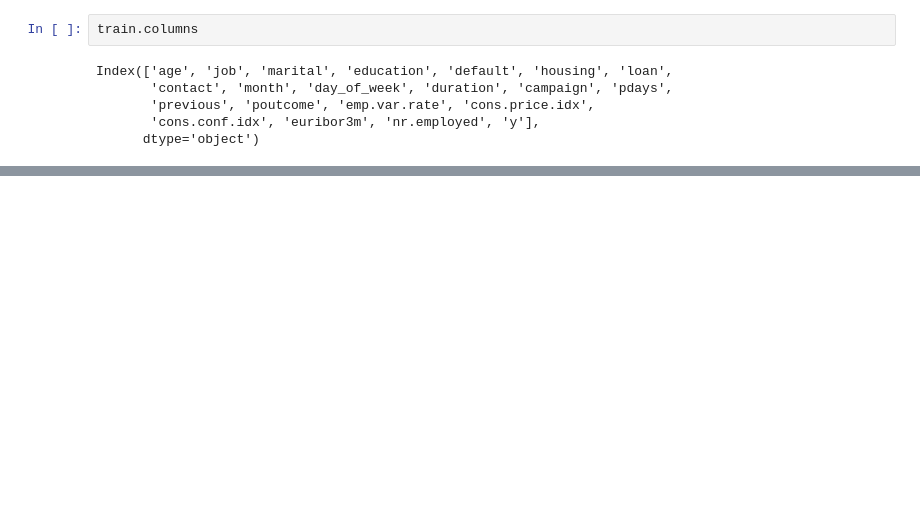
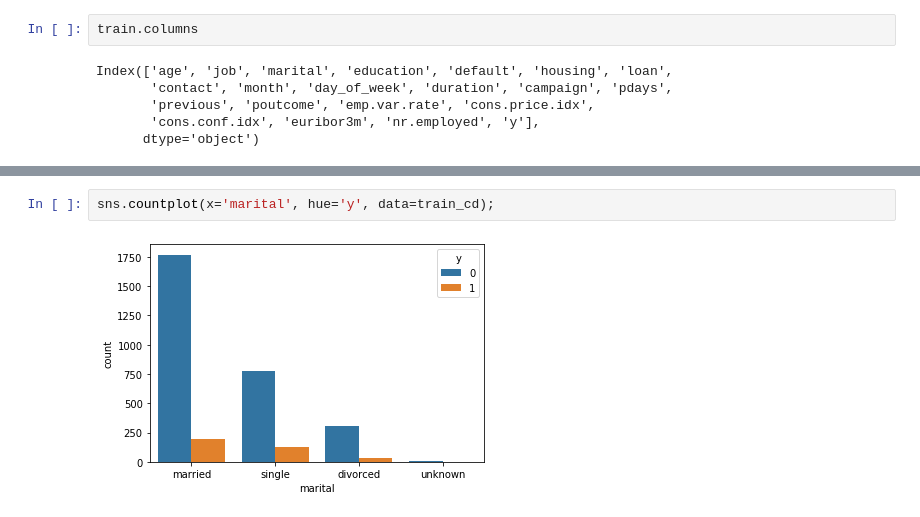
Before and after one commit to constfadeev/Summer_School, a Jupyter notebook: 1 binary classification/baseline_1.ipynb, the cells around one changed output, grey strips where cells are left out. Cells and saved outputs as stored; diff of their text form; blank space fills up the shorter version.

```diff
--- a/1 binary classification/baseline_1.ipynb
+++ b/1 binary classification/baseline_1.ipynb
@@ -83,0 +163,4 @@ train.describe()
+# %%
+sns.countplot(x='marital', hue='y', data=train_cd);
+# %% [output]
+[figure, added]
```
Also changed, not shown: parts of 12 cells of this notebook.
